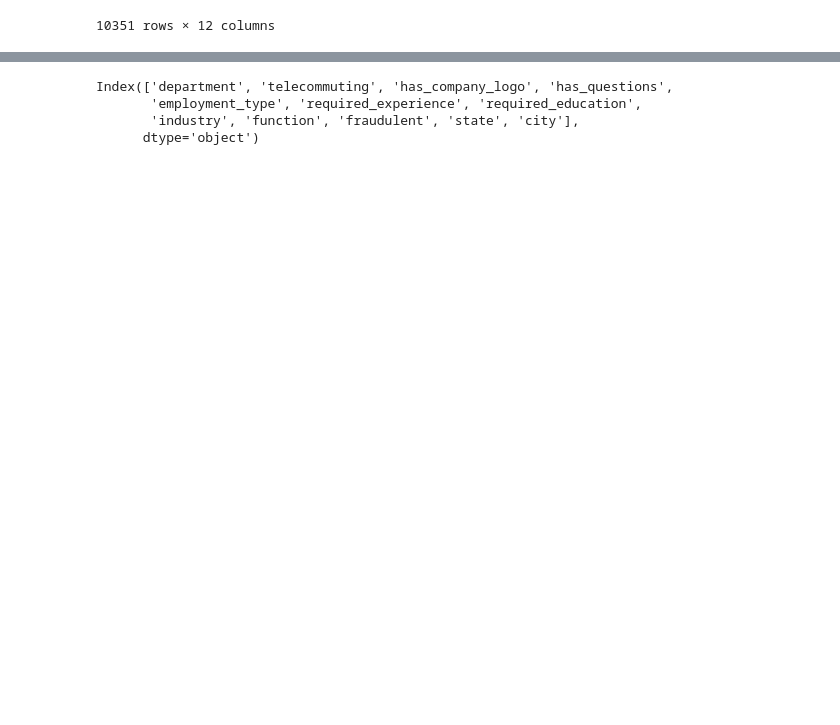
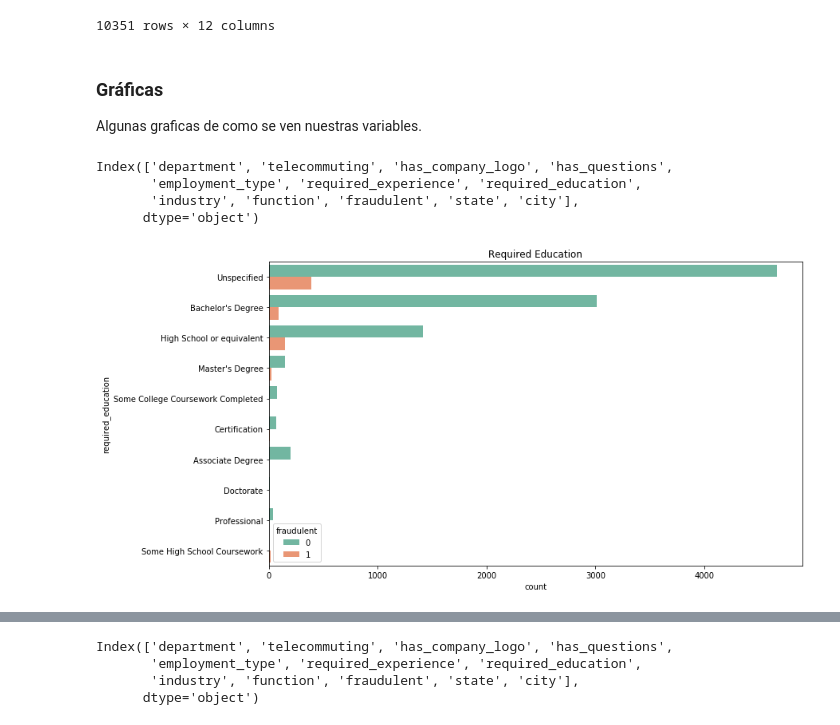
Before and after one commit to Dorxoc/Proyecto_BEDU, a Jupyter notebook: jobs.ipynb, the cells around one changed output, grey strips where cells are left out. Drawn from its saved outputs; the diff is of its cells as text; code cells hidden in the pictures; blank space fills up the shorter version.

```diff
--- a/jobs.ipynb
+++ b/jobs.ipynb
@@ -417,3 +429,25 @@ jobs_cat
 | 10349 | Accounting | 0 | 1 | 1 | Full-time | Mid-Senior level | ... |
 | 10350 | unknown | 0 | 0 | 0 | Full-time | unknown | ... |
 10351 rows × 12 columns
+# %% [markdown]
+### Gráficas
+
+Algunas graficas de como se ven nuestras variables.
+# %%
+jobs_cat.columns
+# %% [output]
+Index(['department', 'telecommuting', 'has_company_logo', 'has_questions',
+       'employment_type', 'required_experience', 'required_education',
+       'industry', 'function', 'fraudulent', 'state', 'city'],
+      dtype='object')
+# %%
+OrderREdu = list(dict(jobs_cat['required_education'].value_counts()).keys())
+
+plt.figure(figsize=(12,7))
+
+sns.countplot(y="required_education", hue="fraudulent", data=jobs_cat, palette="Set2")
+plt.title('Required Education')
+
+plt.show()
+# %% [output]
+[figure, added]
```
Also changed, not shown: parts of 38 cells of this notebook, 1 other file.
